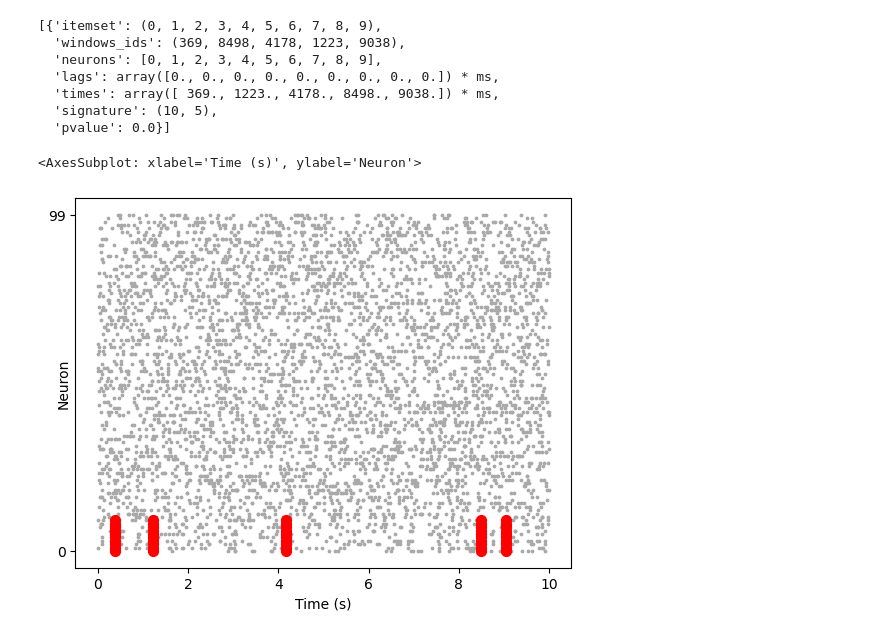
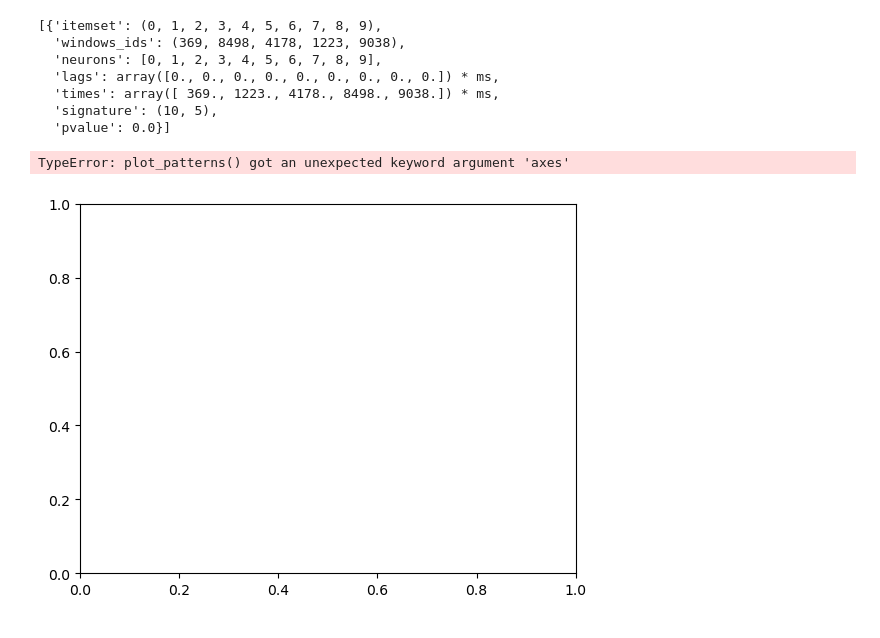
Before and after one commit to SpikeAI/2022-11_brainhack_DetecSpikMotifs, a Jupyter notebook: 2022-11-28_SPADE_tutorial.ipynb, the cells around one changed output. Saved outputs shown, nothing was run; the diff lists cells and outputs as text; code cells hidden in the pictures.

```diff
--- a/2022-11-28_SPADE_tutorial.ipynb
+++ b/2022-11-28_SPADE_tutorial.ipynb
@@ -121,7 +122,8 @@ patterns
   'signature': (10, 5),
   'pvalue': 0.0}]
 # %%
-viziphant.patterns.plot_patterns(spiketrains, patterns)
+fig, ax = plt.subplots()
+ax = viziphant.patterns.plot_patterns(spiketrains, patterns, axes=ax)
 # %% [output]
-<AxesSubplot: xlabel='Time (s)', ylabel='Neuron'>
+TypeError: plot_patterns() got an unexpected keyword argument 'axes'
-[figure, old version]
+[figure, new version]
```
Also changed, not shown: parts of 1 cell of this notebook, 3 other files.
